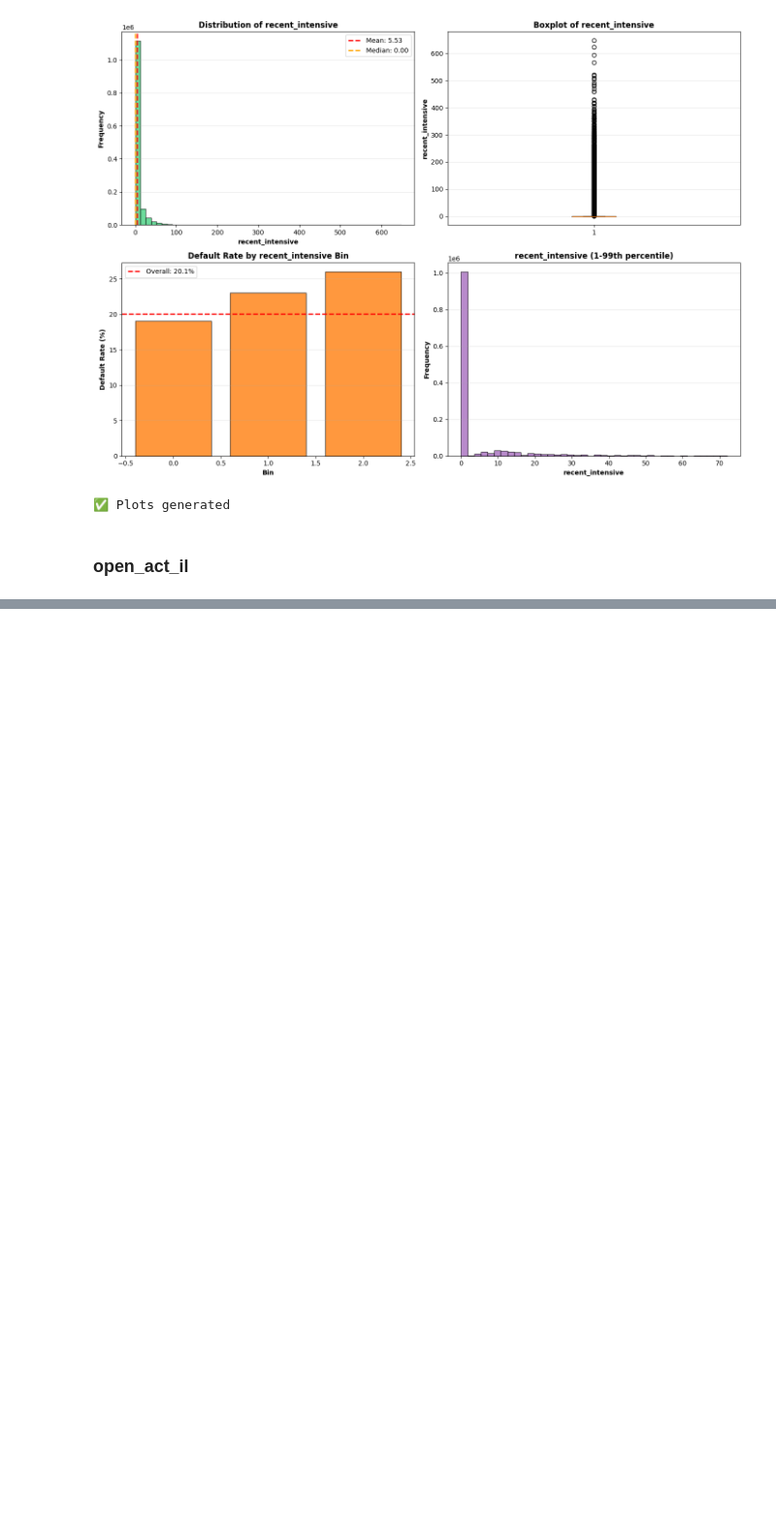
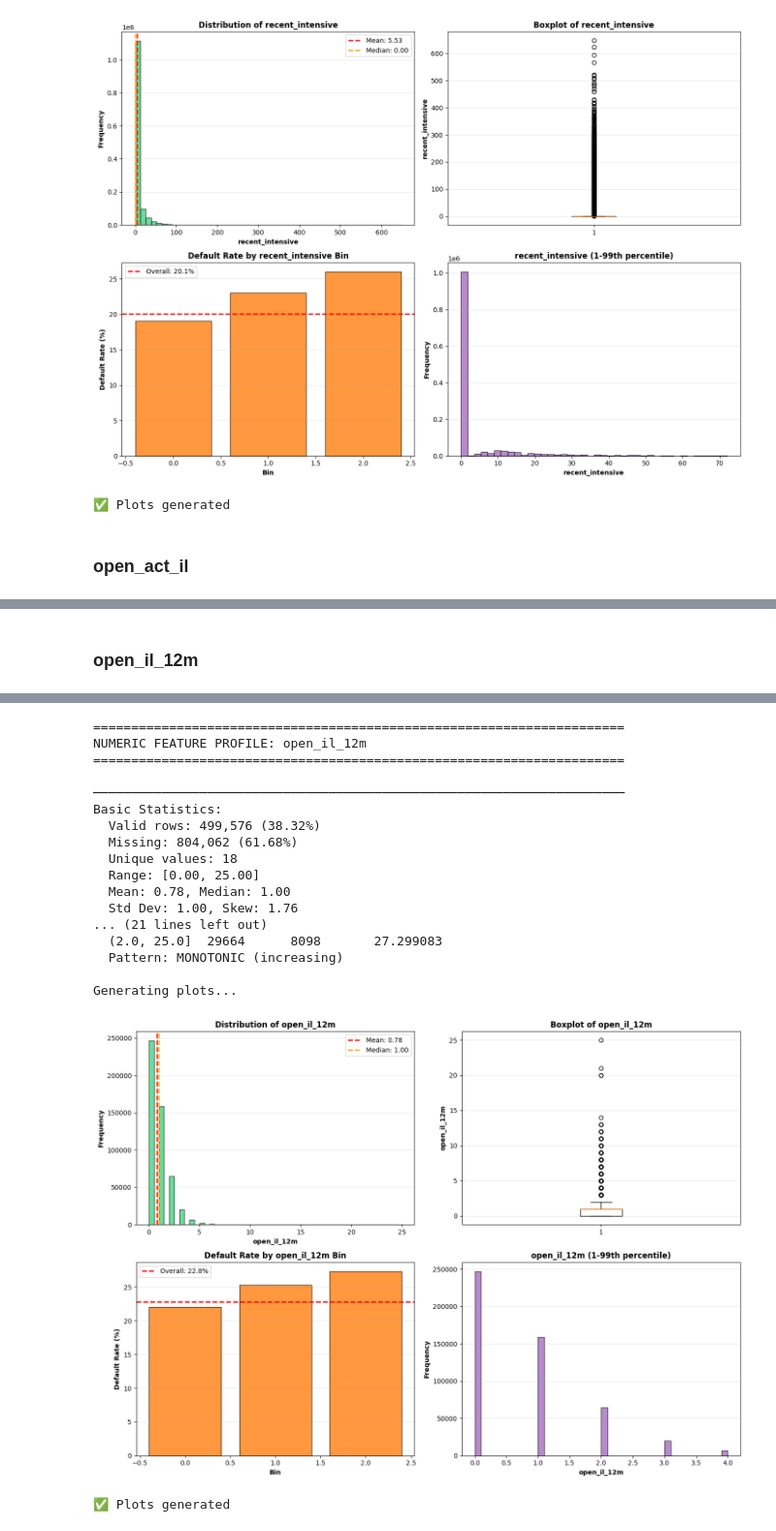
Before and after one commit to salman7420/credit-risk-model, a Jupyter notebook: notebooks/03_univariate_eda_numerical.ipynb, the cells around one changed output, grey strips where cells are left out. Shown at 97% size. Saved outputs shown, nothing was run; the diff lists cells and outputs as text; code cells hidden in the pictures; blank space fills up the shorter version.

```diff
--- a/notebooks/03_univariate_eda_numerical.ipynb
+++ b/notebooks/03_univariate_eda_numerical.ipynb
@@ -911,0 +939,8 @@ Generating plots...
+# %% [markdown]
+### open_il_12m
+# %%
+from utils.eda_numerical_helpers import (
+    profile_numeric_feature
+)
+result = profile_numeric_feature(df, 'open_il_12m', plot=True)
+# %% [output]
@@ -911,0 +949,19 @@ Generating plots...
+======================================================================
+NUMERIC FEATURE PROFILE: open_il_12m
+======================================================================
+
+──────────────────────────────────────────────────────────────────────
+Basic Statistics:
+  Valid rows: 499,576 (38.32%)
+  Missing: 804,062 (61.68%)
+  Unique values: 18
+  Range: [0.00, 25.00]
+  Mean: 0.78, Median: 1.00
+  Std Dev: 1.00, Skew: 1.76
+... (21 lines left out)
+  (2.0, 25.0]  29664      8098       27.299083
+  Pattern: MONOTONIC (increasing)
+
+Generating plots...
+[figure, added]
+✅ Plots generated
```
Also changed, not shown: parts of 21 cells of this notebook, 2 other files.
